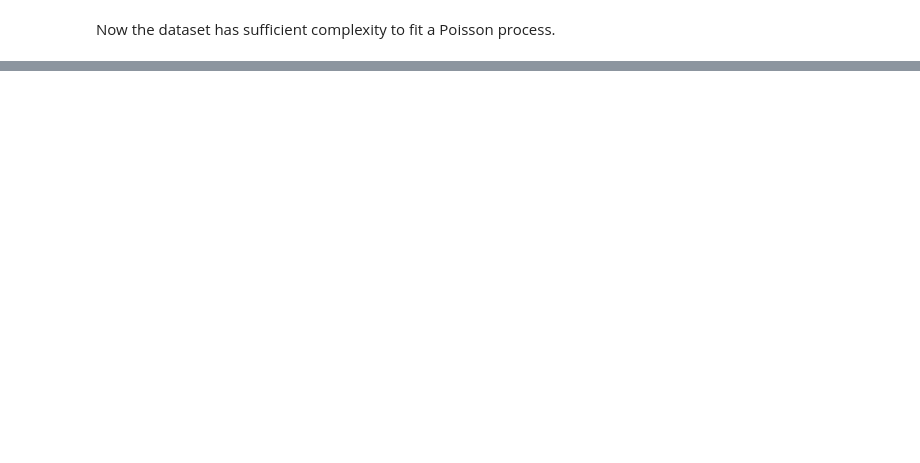
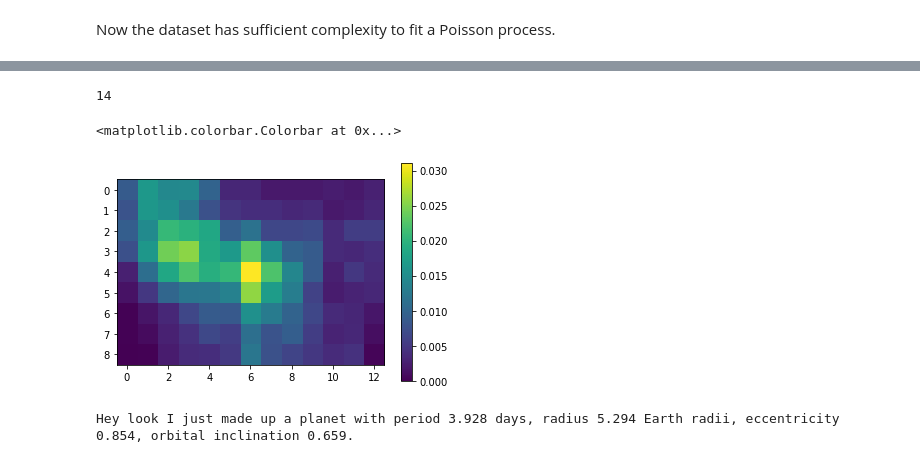
Before and after one commit to aditya-sengupta/exosyssim-prototyping, a Jupyter notebook: dev/occurrence_abc.ipynb, the cells around one changed output, grey strips where cells are left out. Drawn from its saved outputs; the diff is of its cells as text; code cells hidden in the pictures; blank space fills up the shorter version.

Commit message:
planet generator with abc plus changed completeness code

```diff
--- a/dev/occurrence_abc.ipynb
+++ b/dev/occurrence_abc.ipynb
@@ -57,0 +67,29 @@ radius_buckets = [min_radius * 2 ** i for i in range(int(np.ceil(np.log2(max_rad
+# %%
+period = np.array([0.5, 1.25, 2.5, 5, 10, 20, 40, 80, 160, 320])
+rp = np.array([0.5, 0.75, 1, 1.25, 1.5, 1.75, 2, 2.5, 3, 4, 6, 8, 12, 16])
+log_p, log_r = np.log(period), np.log(rp)
+period_rng = (min(period), max(period))
+rp_rng = (min(rp), max(rp))
+
+f = np.histogram2d(koi_periods, koi_radii, bins=[period, rp])[0]
+f /= np.sum(f)
+# %%
+len(rp)
+# %% [output]
+14
+# %%
+plt.imshow(f) # I guess that's sorta like an H-R diagram?
+plt.colorbar()
+# %% [output]
+<matplotlib.colorbar.Colorbar at 0x...>
+[figure, added]
+# %%
+bucket = np.random.choice(f.size, p=f.flatten())
+i, j = bucket // f.shape[1], bucket % f.shape[1]
+synth_p = np.exp(np.random.uniform(log_p[i], log_p[i+1]))
+synth_r = np.exp(np.random.uniform(log_r[j], log_r[j+1]))
+ecc = stats.rayleigh(0.03).rvs()
+incl = np.cos(np.random.uniform(-1, 1))
+print("Hey look I just made up a planet with period {0} days, radius {1} Earth radii, eccentricity {2}, orbital inclination {3}.".format(np.round(synth_p, 3), np.round(synth_r, 3), np.round(ecc, 3), np.round(incl, 3)))
+# %% [output]
+Hey look I just made up a planet with period 3.928 days, radius 5.294 Earth radii, eccentricity 0.854, orbital inclination 0.659.
```
Also changed, not shown: parts of 10 cells of this notebook, 3 other files.
